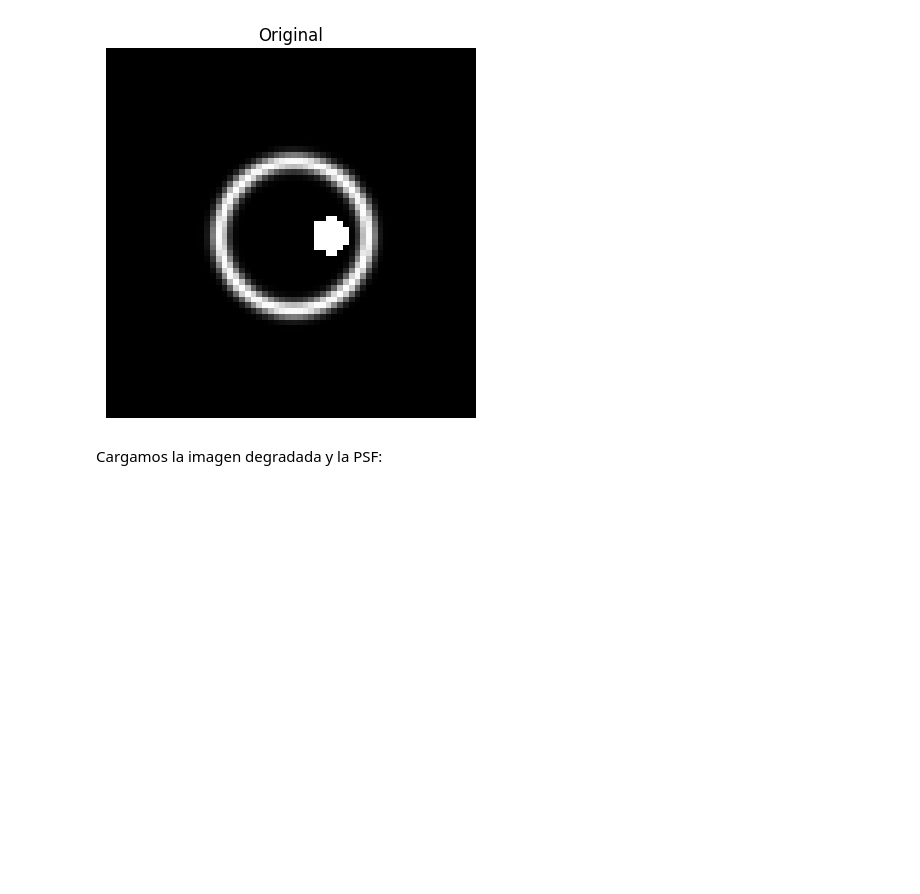
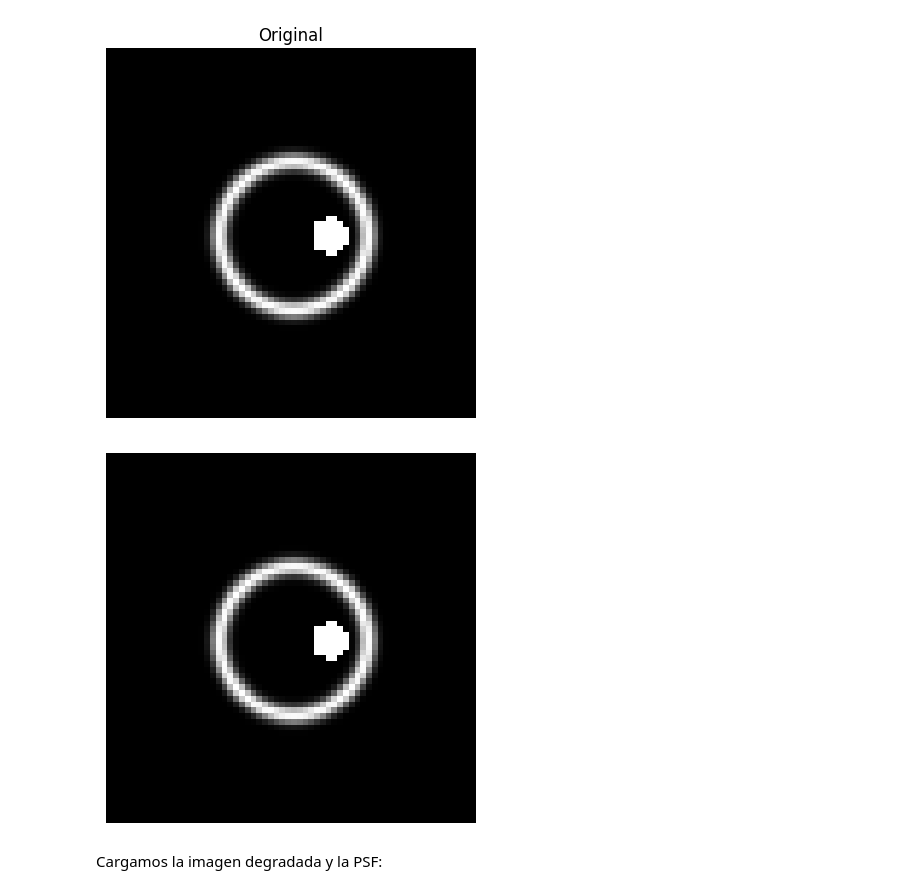
Before and after one commit to Jimena163/TFGNotebook, a Jupyter notebook: 3D_Python_simpleITK_MAC.ipynb, the cells around one changed output. Cells and saved outputs as stored; diff of their text form; code cells hidden in the pictures; blank space fills up the shorter version.

```diff
--- a/3D_Python_simpleITK_MAC.ipynb
+++ b/3D_Python_simpleITK_MAC.ipynb
@@ -223,6 +252,13 @@ plt.axis('off')  # Ocultar los ejes para una mejor visualización
 # %% [output]
 (-0.5, 63.5, 63.5, -0.5)
 [figure]
+# %%
+plt.imshow(imageTest[32], cmap='gray')
+plt.axis('off')  # Ocultar los ejes para una mejor visualización
+
+plt.savefig("simple_3d_ball_loaded_plot.png", bbox_inches='tight', pad_inches=0)
+# %% [output]
+[figure, added]
 # %% [markdown]
 Cargamos la imagen degradada y la PSF:
 # %%
```
Also changed, not shown: parts of 6 cells of this notebook, 12 other files.
